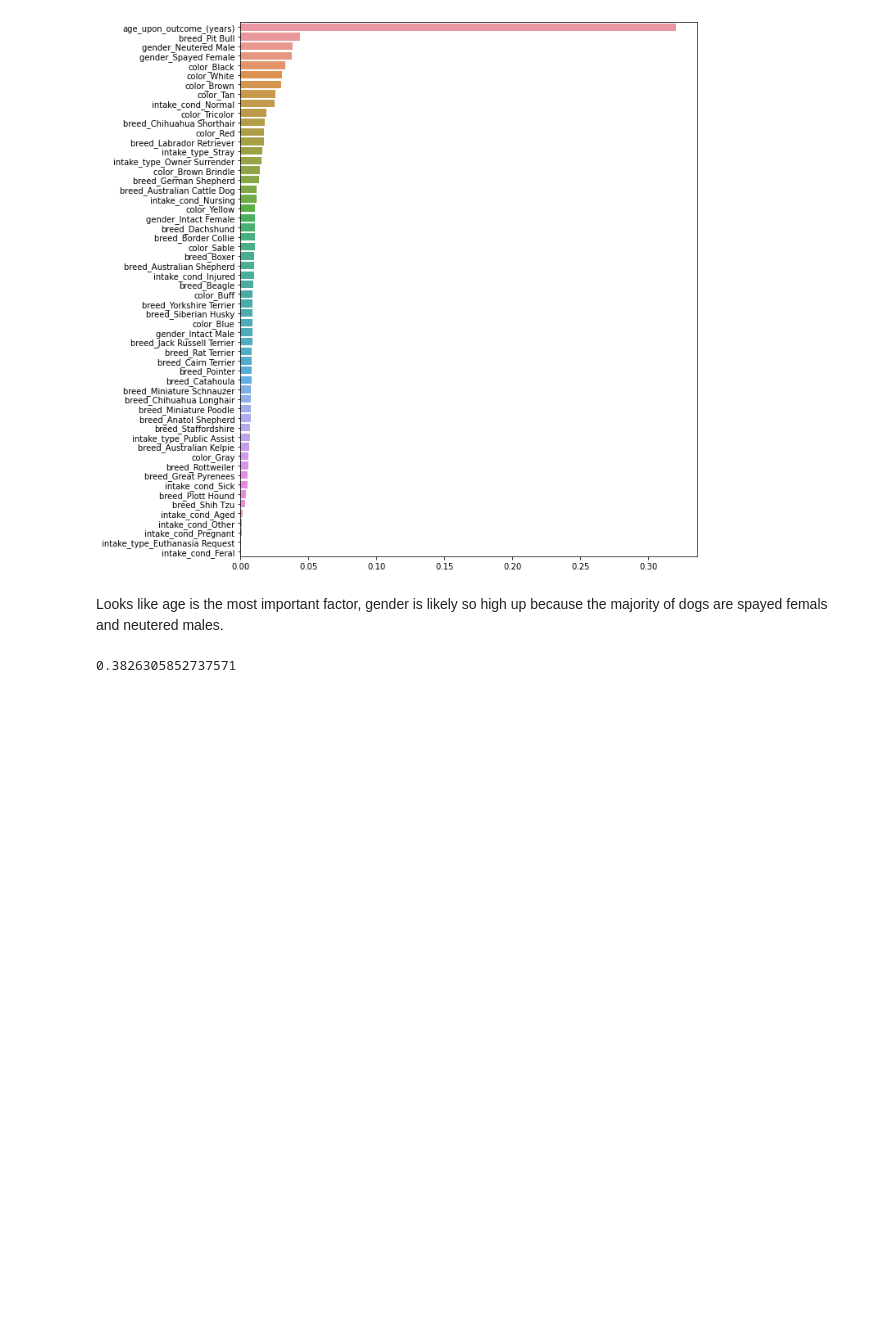
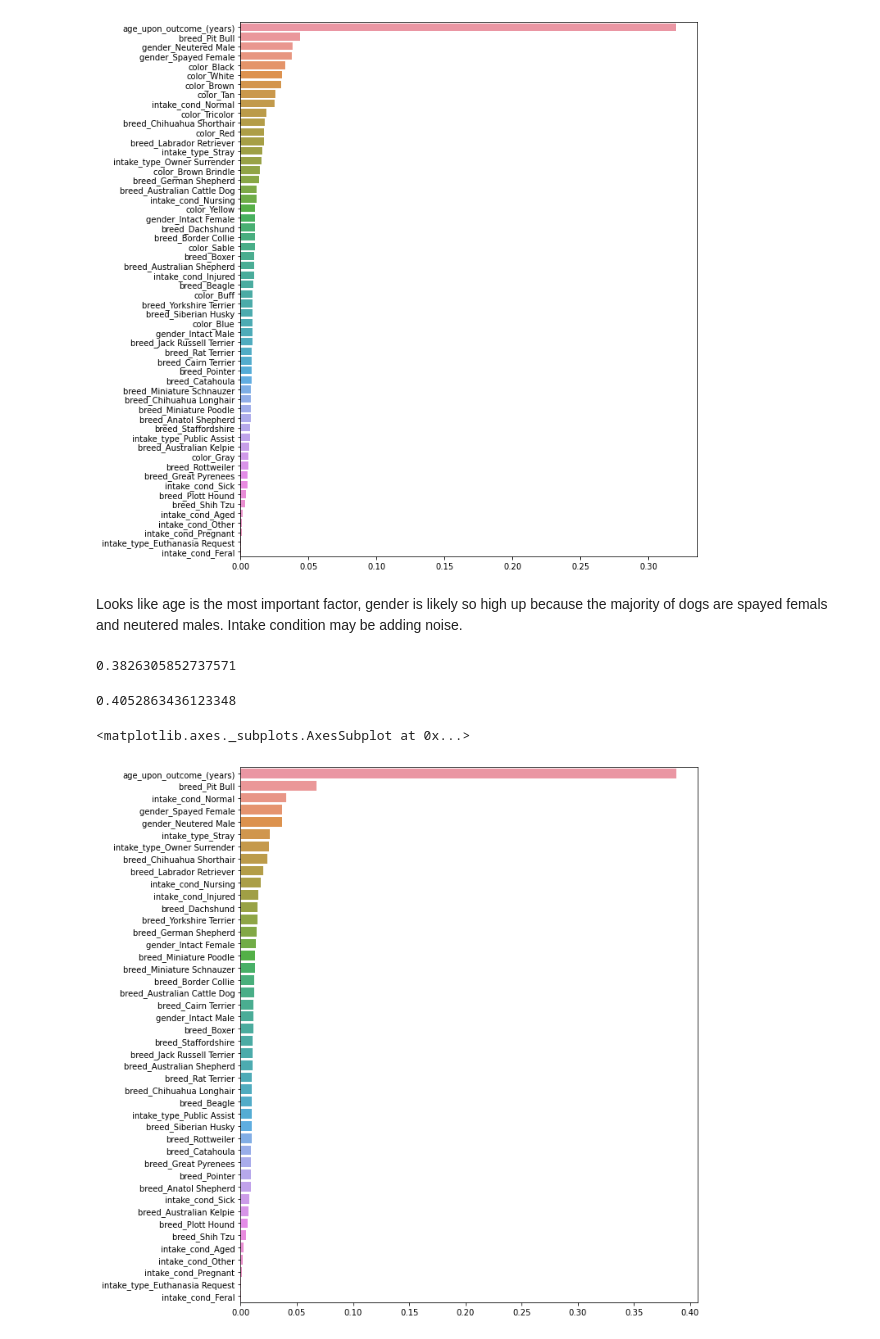
Before and after one commit to amandawhite013/CapstoneTwo, a Jupyter notebook: Preprocessing_and_Modeling.ipynb, the cells around one changed output. Drawn from its saved outputs; the diff is of its cells as text; code cells hidden in the pictures; blank space fills up the shorter version.

Commit message:
model tuning

```diff
--- a/Preprocessing_and_Modeling.ipynb
+++ b/Preprocessing_and_Modeling.ipynb
@@ -166,7 +184,7 @@ sns.barplot(x=f, y=f.index)
 <matplotlib.axes._subplots.AxesSubplot at 0x...>
 [figure]
 # %% [markdown]
-Looks like age is the most important factor, gender is likely so high up because the majority of dogs are spayed femals and neutered males.
+Looks like age is the most important factor, gender is likely so high up because the majority of dogs are spayed femals and neutered males. Intake condition may be adding noise.
 # %%
 #Random Forest entropy
 e_clf = RandomForestClassifier(criterion='entropy', random_state=1)
@@ -180,0 +197,31 @@ metrics.accuracy_score(y_test, y_pred)
+# %%
+#rerunning random forest without certain varables
+#creating new train and test sets
+#remving color improves the model the most
+c = df.columns[df.columns.str.startswith(( 'breed','gender', 'intake_cond_', 'intake_type_'))].to_list()
+columns=['age_upon_outcome_(years)']+ c
+columns
+x2_df = df[columns]
+
+x2 = x2_df
+y2 = df[['time_in_shelter_binned']]
+
+
+x2_train, x2_test, y2_train, y2_test = train_test_split(x2, y2, test_size =.3, random_state=42)
+# %%
+e_clf2 = RandomForestClassifier(criterion='entropy', random_state=1)
+e_clf2 = e_clf2.fit(x2_train, y2_train)
+
+y2_pred = e_clf2.predict(x2_test)
+metrics.accuracy_score(y2_test, y2_pred)
+# %% [output]
+0.4052863436123348
+# %%
+feature_imp = e_clf2.feature_importances_
+f2 = pd.Series(feature_imp,index=x2_df.columns).sort_values(ascending=False)
+
+plt.figure(figsize=(10, 12))
+sns.barplot(x=f2, y=f2.index)
+# %% [output]
+<matplotlib.axes._subplots.AxesSubplot at 0x...>
+[figure, added]
```
Also changed, not shown: parts of 6 cells of this notebook.
